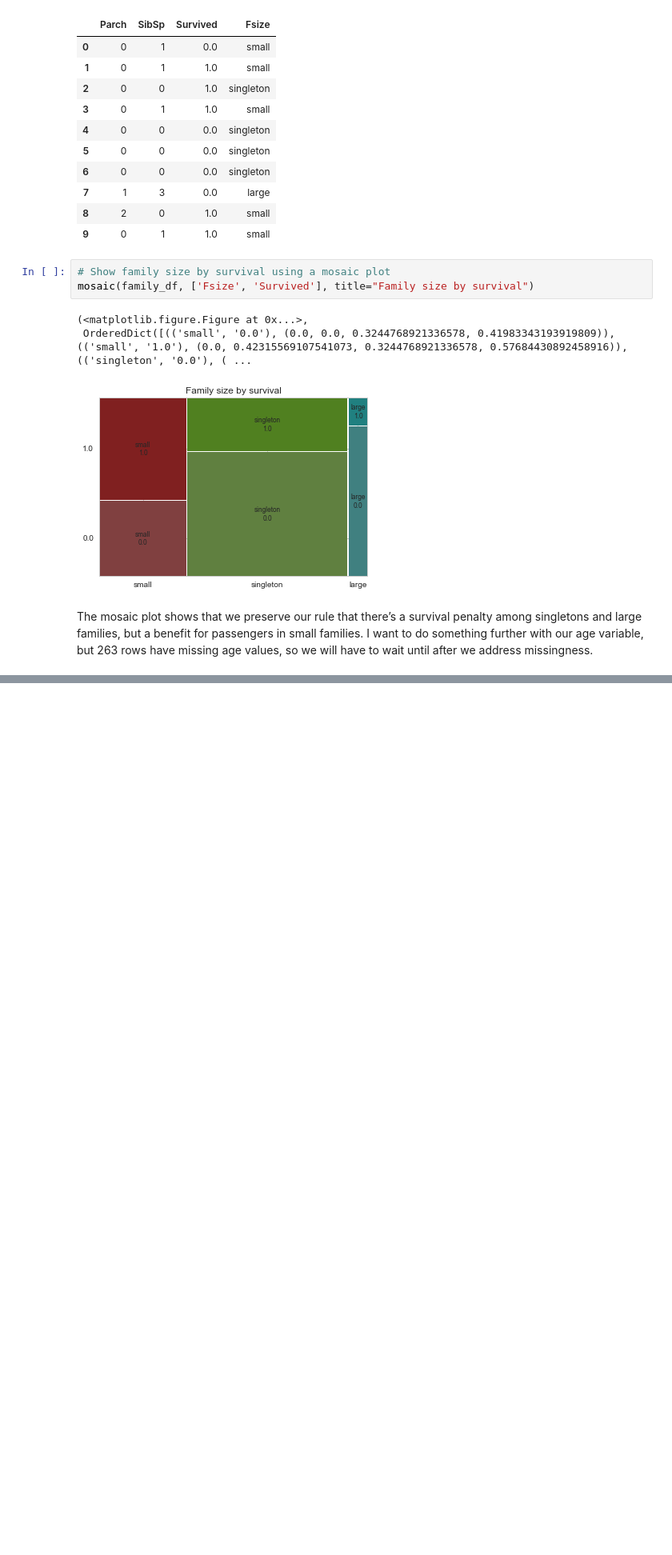
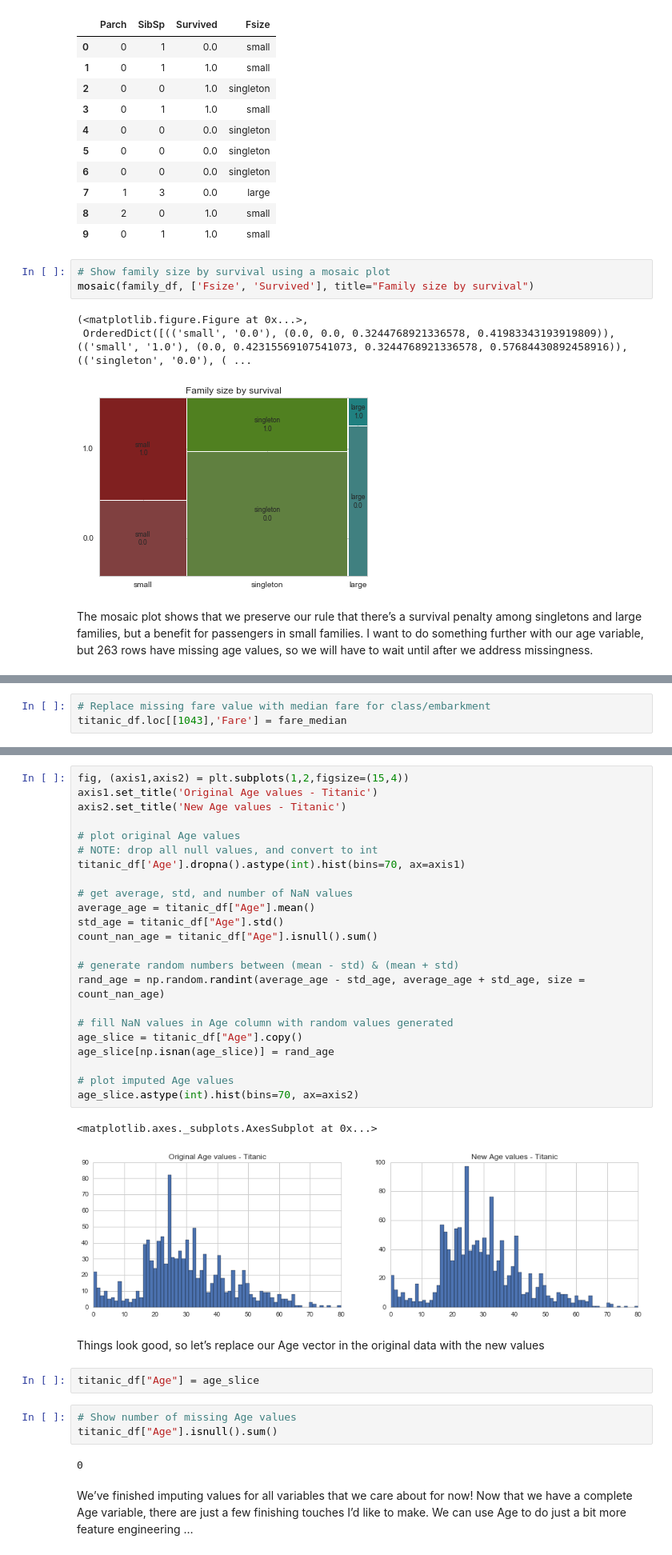
Before and after one commit to Overlytic/titanic, a Jupyter notebook: Titanic.ipynb, the cells around one changed output, grey strips where cells are left out. Shown at 80% size. Saved outputs shown, nothing was run; the diff lists cells and outputs as text; blank space fills up the shorter version.

```diff
--- a/Titanic.ipynb
+++ b/Titanic.ipynb
@@ -207,0 +310,3 @@ The mosaic plot shows that we preserve our rule that there’s a survival penalt
+# %%
+# Replace missing fare value with median fare for class/embarkment
+titanic_df.loc[[1043],'Fare'] = fare_median
@@ -207,0 +322,37 @@ The mosaic plot shows that we preserve our rule that there’s a survival penalt
+# %%
+fig, (axis1,axis2) = plt.subplots(1,2,figsize=(15,4))
+axis1.set_title('Original Age values - Titanic')
+axis2.set_title('New Age values - Titanic')
+
+# plot original Age values
+# NOTE: drop all null values, and convert to int
+titanic_df['Age'].dropna().astype(int).hist(bins=70, ax=axis1)
+
+# get average, std, and number of NaN values
+average_age = titanic_df["Age"].mean()
+std_age = titanic_df["Age"].std()
+count_nan_age = titanic_df["Age"].isnull().sum()
+
+# generate random numbers between (mean - std) & (mean + std)
+rand_age = np.random.randint(average_age - std_age, average_age + std_age, size = count_nan_age)
+
+# fill NaN values in Age column with random values generated
+age_slice = titanic_df["Age"].copy()
+age_slice[np.isnan(age_slice)] = rand_age
+
+# plot imputed Age values
+age_slice.astype(int).hist(bins=70, ax=axis2)
+# %% [output]
+<matplotlib.axes._subplots.AxesSubplot at 0x...>
+[figure, added]
+# %% [markdown]
+Things look good, so let’s replace our Age vector in the original data with the new values
+# %%
+titanic_df["Age"] = age_slice
+# %%
+# Show number of missing Age values
+titanic_df["Age"].isnull().sum()
+# %% [output]
+0
+# %% [markdown]
+We’ve finished imputing values for all variables that we care about for now! Now that we have a complete Age variable, there are just a few finishing touches I’d like to make. We can use Age to do just a bit more feature engineering …
```
Also changed, not shown: parts of 22 cells of this notebook.
